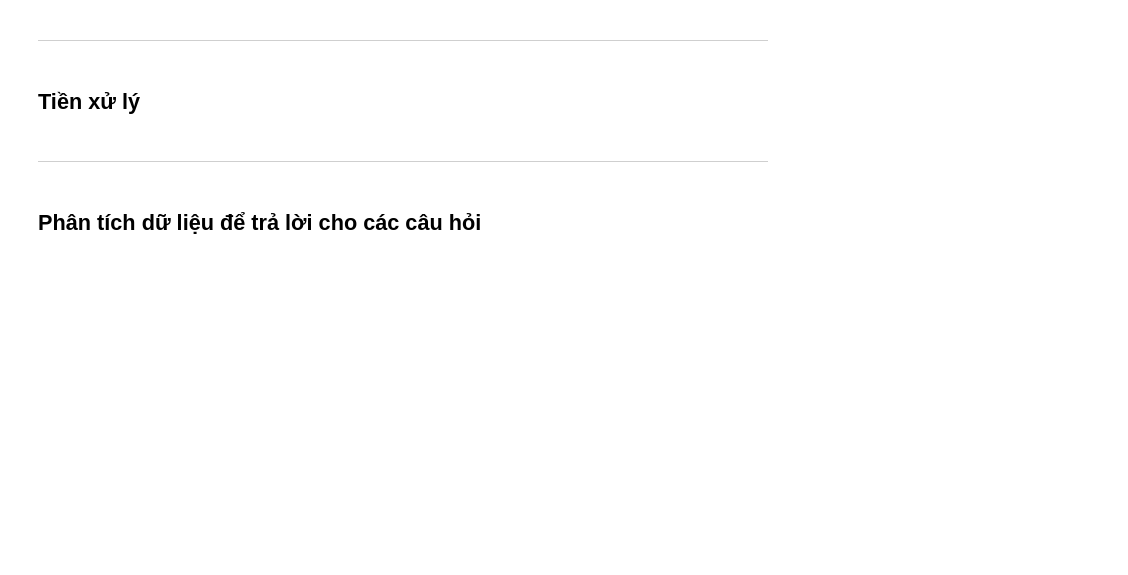
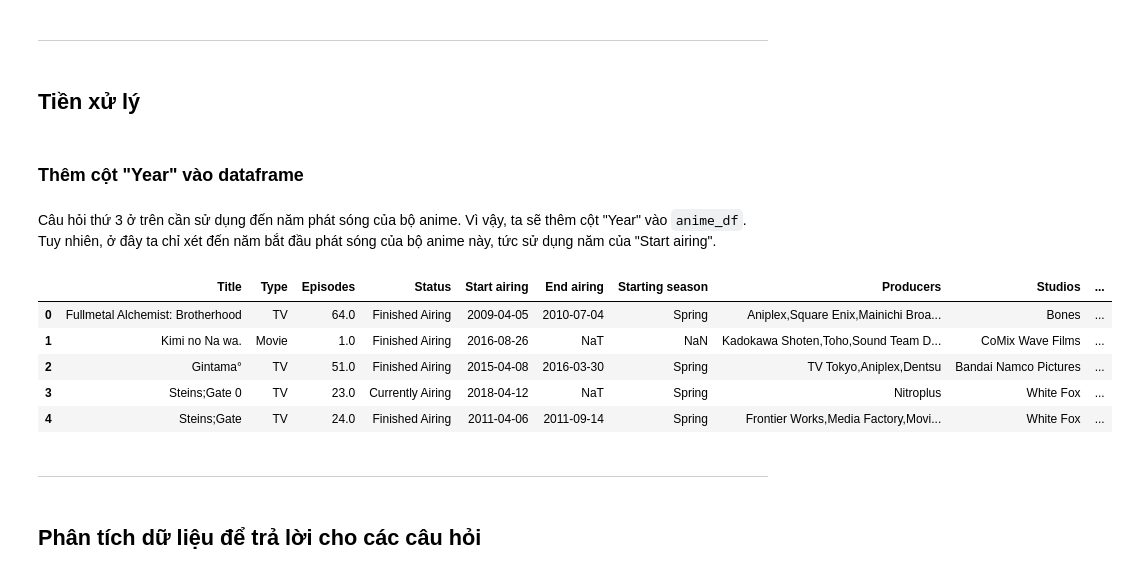
Before and after one commit to jekkyboy/LT-KHDL, a Jupyter notebook: 1712262-NguyenTruongAn.ipynb, the cells around one changed output. Saved outputs shown, nothing was run; the diff lists cells and outputs as text; code cells hidden in the pictures; blank space fills up the shorter version.

```diff
--- a/1712262-NguyenTruongAn.ipynb
+++ b/1712262-NguyenTruongAn.ipynb
@@ -111,0 +124,3 @@ str
+# %%
+anime_df = anime_df.replace("-", np.nan)
+anime_df.info()
@@ -117,6 +271,20 @@ str
 ---
 # %% [markdown]
 ## Tiền xử lý
+# %% [markdown]
+### Thêm cột "Year" vào dataframe
+# %% [markdown]
+Câu hỏi thứ 3 ở trên cần sử dụng đến năm phát sóng của bộ anime. Vì vậy, ta sẽ thêm cột "Year" vào `anime_df`. Tuy nhiên, ở đây ta chỉ xét đến năm bắt đầu phát sóng của bộ anime này, tức sử dụng năm của "Start airing".
+# %%
+anime_df["Year"]=anime_df["Start airing"].dt.year
+anime_df.head()
+# %% [output]
+|  | Title | Type | Episodes | Status | Start airing | End airing | Starting season | Producers | Studios | ... |
+| 0 | Fullmetal Alchemist: Brotherhood | TV | 64.0 | Finished Airing | 2009-04-05 | 2010-07-04 | Spring | Aniplex,Square Enix,Mainichi Broa... | Bones | ... |
+| 1 | Kimi no Na wa. | Movie | 1.0 | Finished Airing | 2016-08-26 | NaT | NaN | Kadokawa Shoten,Toho,Sound Team D... | CoMix Wave Films | ... |
+| 2 | Gintama° | TV | 51.0 | Finished Airing | 2015-04-08 | 2016-03-30 | Spring | TV Tokyo,Aniplex,Dentsu | Bandai Namco Pictures | ... |
+| 3 | Steins;Gate 0 | TV | 23.0 | Currently Airing | 2018-04-12 | NaT | Spring | Nitroplus | White Fox | ... |
+| 4 | Steins;Gate | TV | 24.0 | Finished Airing | 2011-04-06 | 2011-09-14 | Spring | Frontier Works,Media Factory,Movi... | White Fox | ... |
 # %% [markdown]
 ---
 # %% [markdown]
```
Also changed, not shown: parts of 55 cells of this notebook, 1 other file.
